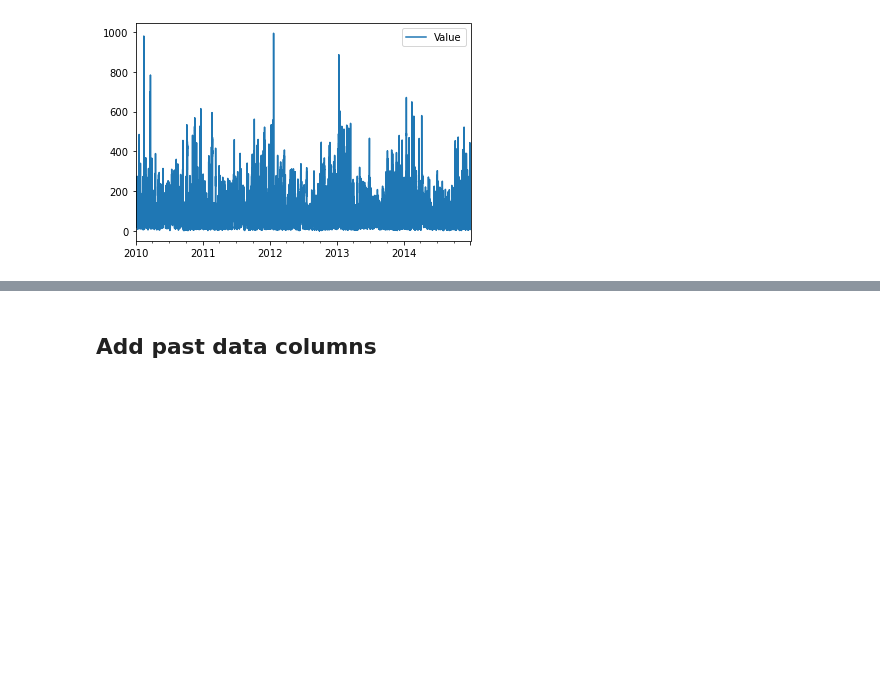
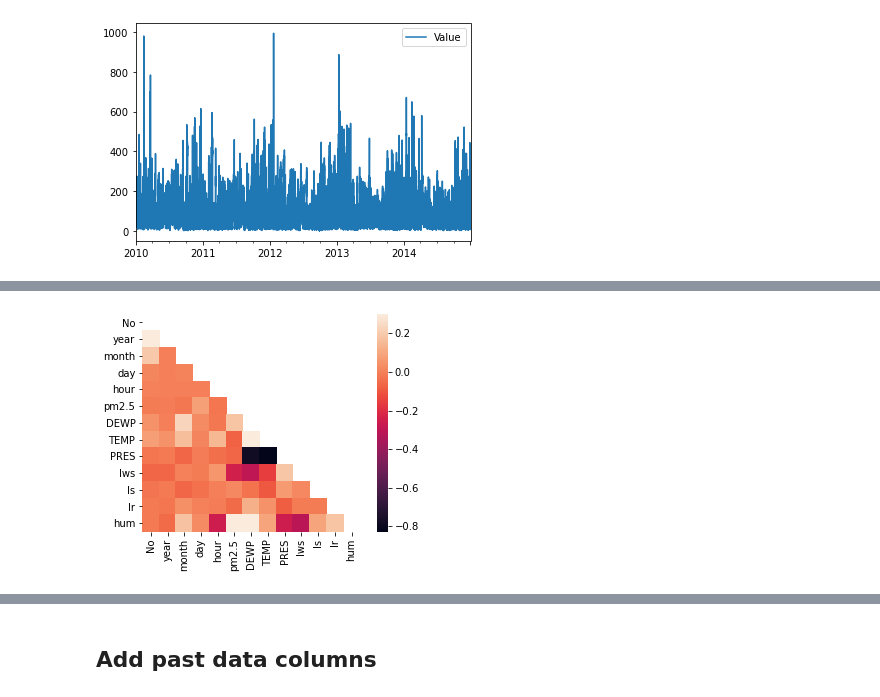
Before and after one commit to tuanio/pollution_prediction, a Jupyter notebook: code.ipynb, the cells around one changed output, grey strips where cells are left out. Cells and saved outputs as stored; diff of their text form; code cells hidden in the pictures; blank space fills up the shorter version.

```diff
--- a/code.ipynb
+++ b/code.ipynb
@@ -41,16 +41,16 @@ df['hum'] = [cal(temp, dewp) for temp, dewp in zip(df['TEMP'], df['DEWP'])]
 # %% [markdown]
 ## Add weekday column
 # %%
-weekday = ['Sun', 'Mon', 'Tue', 'Wed', 'Thu', 'Fri', 'Sat']
-tmp = []
-for i, j, k in zip(df['day'], df['month'], df['year']):
-    date = weekday[datetime.strptime(str('{}/{}/{}'.format(i, j, k)), '%d/%m/%Y').weekday()]
-    tmp.append(date)
-df['weekday'] = tmp
+# weekday = ['Sun', 'Mon', 'Tue', 'Wed', 'Thu', 'Fri', 'Sat']
+# tmp = []
+# for i, j, k in zip(df['day'], df['month'], df['year']):
+#     date = weekday[datetime.strptime(str('{}/{}/{}'.format(i, j, k)), '%d/%m/%Y').weekday()]
+#     tmp.append(date)
+# df['weekday'] = tmp
 # %% [markdown]
 ## One Hot Encoder cbwd column
 # %%
-df = pd.get_dummies(df)
+# df = pd.get_dummies(df)
 # %% [markdown]
 ## Fill NaN with not NaN before
 # %%
@@ -92,0 +110,9 @@ df = df[df['pm2.5'] <= 600]
+# %%
+import seaborn as sns
+data = df.corr()
+mask = np.zeros_like(data)
+mask[np.triu_indices_from(mask)] = True
+
+ax = sns.heatmap(data, mask=mask, vmax=.3, square=True)
+# %% [output]
+[figure, added]
```
Also changed, not shown: parts of 18 cells of this notebook.
